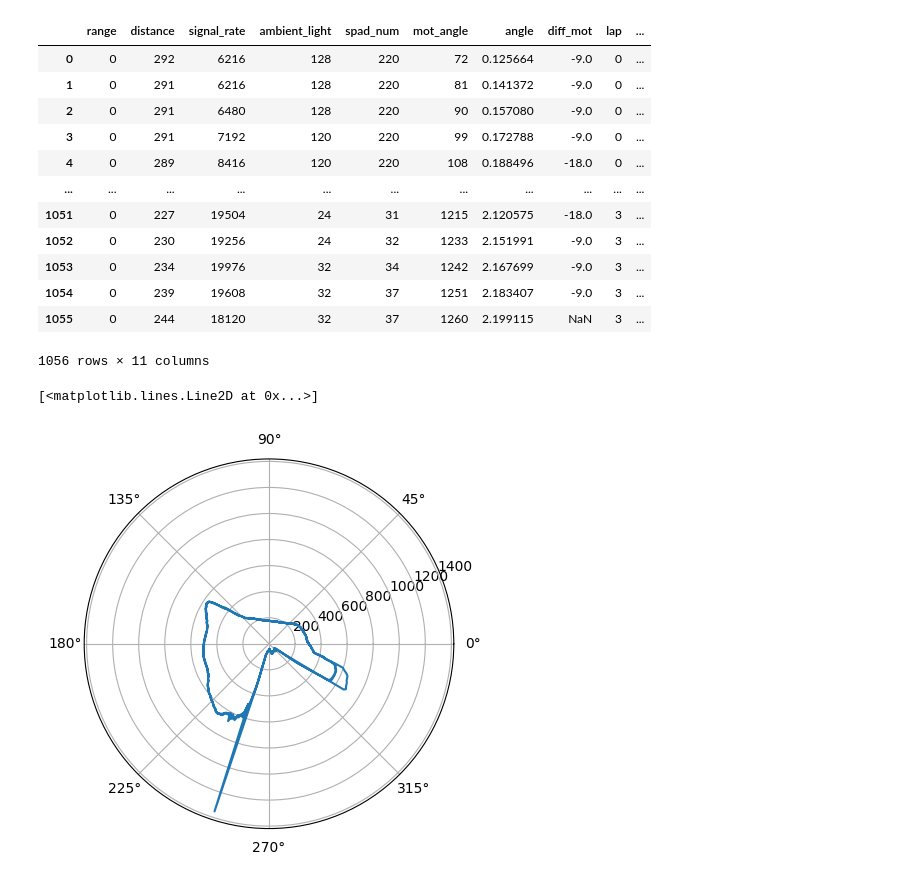
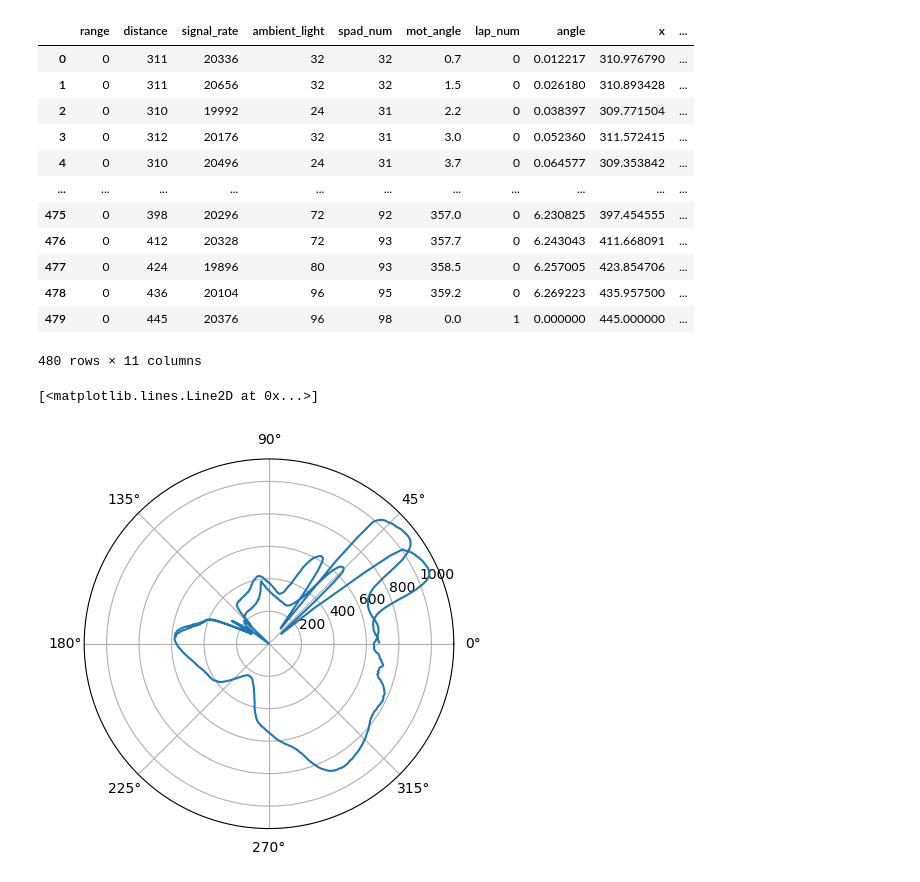
Before and after one commit to PabloSGomez50/proyecto_digitales_II, a Jupyter notebook: interface/matplotlib/test.ipynb, the cells around one changed output. Drawn from its saved outputs; the diff is of its cells as text; code cells hidden in the pictures.

```diff
--- a/interface/matplotlib/test.ipynb
+++ b/interface/matplotlib/test.ipynb
@@ -14,19 +6,22 @@ df["y"] = df["distance"] * np.sin(df['angle'])
+# %%
+df = pd.read_csv("lidar_data.csv")
+df = format_df(df)
 # %%
 df
 # %% [output]
-|  | range | distance | signal_rate | ambient_light | spad_num | mot_angle | angle | diff_mot | lap | ... |
-| 0 | 0 | 292 | 6216 | 128 | 220 | 72 | 0.125664 | -9.0 | 0 | ... |
-| 1 | 0 | 291 | 6216 | 128 | 220 | 81 | 0.141372 | -9.0 | 0 | ... |
-| 2 | 0 | 291 | 6480 | 128 | 220 | 90 | 0.157080 | -9.0 | 0 | ... |
-| 3 | 0 | 291 | 7192 | 120 | 220 | 99 | 0.172788 | -9.0 | 0 | ... |
-| 4 | 0 | 289 | 8416 | 120 | 220 | 108 | 0.188496 | -18.0 | 0 | ... |
+|  | range | distance | signal_rate | ambient_light | spad_num | mot_angle | lap_num | angle | x | ... |
+| 0 | 0 | 311 | 20336 | 32 | 32 | 0.7 | 0 | 0.012217 | 310.976790 | ... |
+| 1 | 0 | 311 | 20656 | 32 | 32 | 1.5 | 0 | 0.026180 | 310.893428 | ... |
+| 2 | 0 | 310 | 19992 | 24 | 31 | 2.2 | 0 | 0.038397 | 309.771504 | ... |
+| 3 | 0 | 312 | 20176 | 32 | 31 | 3.0 | 0 | 0.052360 | 311.572415 | ... |
+| 4 | 0 | 310 | 20496 | 24 | 31 | 3.7 | 0 | 0.064577 | 309.353842 | ... |
 | ... | ... | ... | ... | ... | ... | ... | ... | ... | ... | ... |
-| 1051 | 0 | 227 | 19504 | 24 | 31 | 1215 | 2.120575 | -18.0 | 3 | ... |
-| 1052 | 0 | 230 | 19256 | 24 | 32 | 1233 | 2.151991 | -9.0 | 3 | ... |
-| 1053 | 0 | 234 | 19976 | 32 | 34 | 1242 | 2.167699 | -9.0 | 3 | ... |
-| 1054 | 0 | 239 | 19608 | 32 | 37 | 1251 | 2.183407 | -9.0 | 3 | ... |
-| 1055 | 0 | 244 | 18120 | 32 | 37 | 1260 | 2.199115 | NaN | 3 | ... |
+| 475 | 0 | 398 | 20296 | 72 | 92 | 357.0 | 0 | 6.230825 | 397.454555 | ... |
+| 476 | 0 | 412 | 20328 | 72 | 93 | 357.7 | 0 | 6.243043 | 411.668091 | ... |
+| 477 | 0 | 424 | 19896 | 80 | 93 | 358.5 | 0 | 6.257005 | 423.854706 | ... |
+| 478 | 0 | 436 | 20104 | 96 | 95 | 359.2 | 0 | 6.269223 | 435.957500 | ... |
+| 479 | 0 | 445 | 20376 | 96 | 98 | 0.0 | 1 | 0.000000 | 445.000000 | ... |
-1056 rows × 11 columns
+480 rows × 11 columns
 # %%
 import plotly.express as px
 
@@ -34,7 +29,6 @@ px.scatter_polar(df, r="distance", theta="mot_angle", color=df['lap'])
 # %%
-
 fig, ax = plt.subplots(subplot_kw={'projection': 'polar'})
-ax.plot(df["angle"], df["distance"], )
+ax.plot(df["angle"], df["distance"])
 # %% [output]
 [<matplotlib.lines.Line2D at 0x...>]
-[figure, old version]
+[figure, new version]
```
Also changed, not shown: parts of 3 cells of this notebook, 8 other files.
